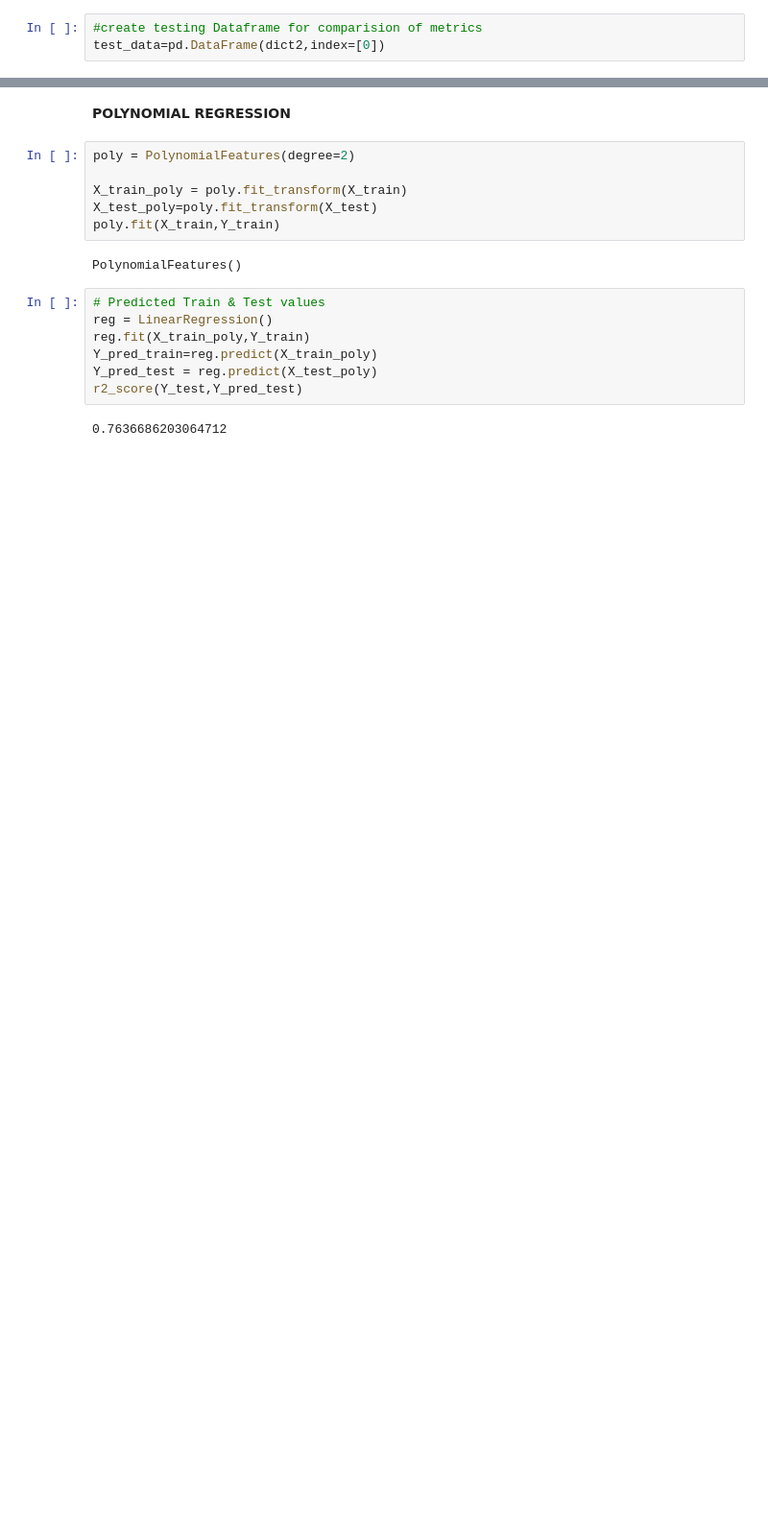
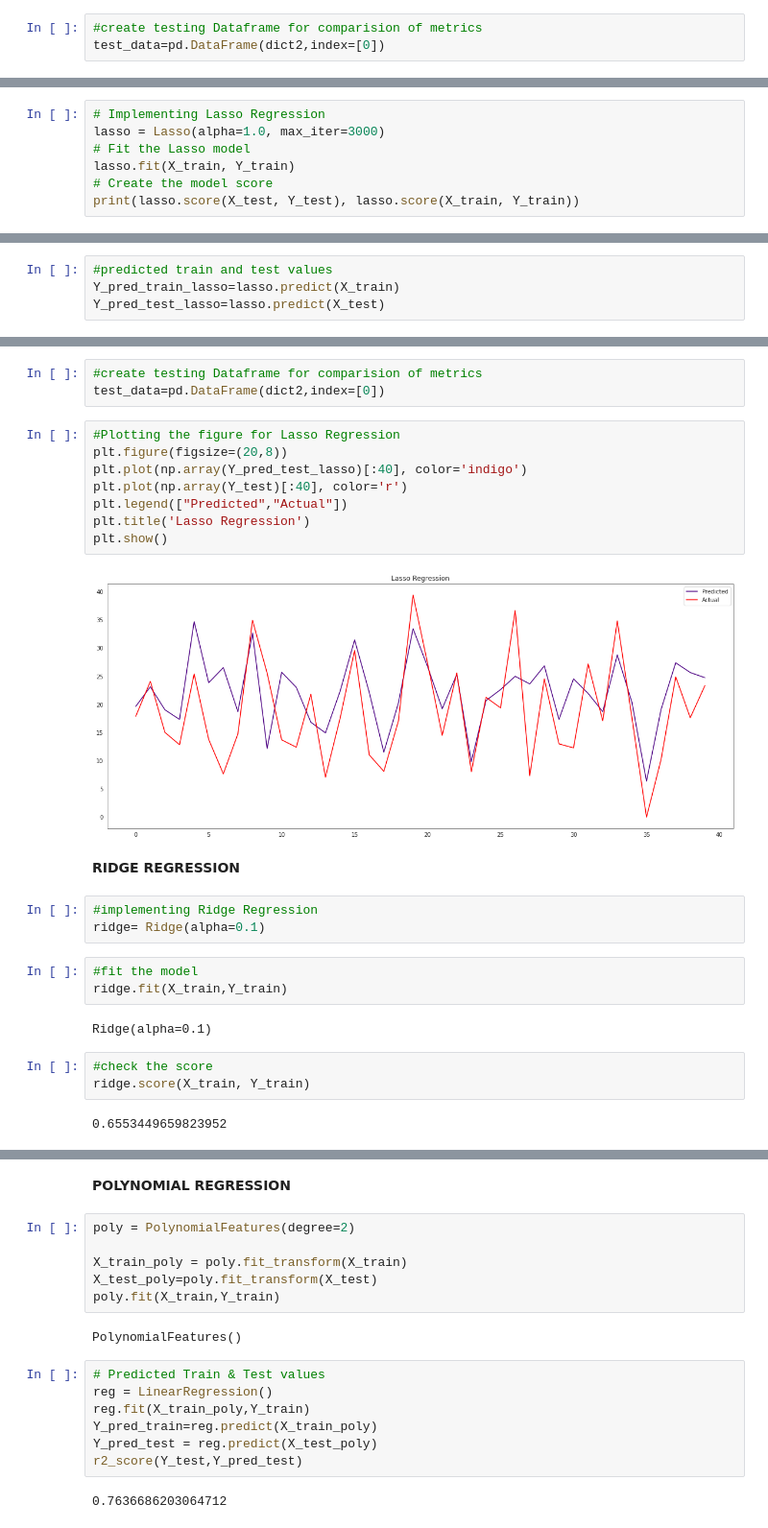
Before and after one commit to m123m12/Rental-Bike-Sharing-Demand-Prediction, a Jupyter notebook: Bike_Sharing_Demand_Prediction.ipynb, the cells around one changed output, grey strips where cells are left out. Shown at 96% size. Cells and saved outputs as stored; diff of their text form; blank space fills up the shorter version.

```diff
--- a/Bike_Sharing_Demand_Prediction.ipynb
+++ b/Bike_Sharing_Demand_Prediction.ipynb
@@ -600,0 +611,7 @@ plt.show()
+# %%
+# Implementing Lasso Regression
+lasso = Lasso(alpha=1.0, max_iter=3000)
+# Fit the Lasso model
+lasso.fit(X_train, Y_train)
+# Create the model score
+print(lasso.score(X_test, Y_test), lasso.score(X_train, Y_train))
@@ -600,0 +620,4 @@ plt.show()
+# %%
+#predicted train and test values
+Y_pred_train_lasso=lasso.predict(X_train)
+Y_pred_test_lasso=lasso.predict(X_test)
@@ -600,0 +701,28 @@ plt.show()
+# %%
+#create testing Dataframe for comparision of metrics
+test_data=pd.DataFrame(dict2,index=[0])
+# %%
+#Plotting the figure for Lasso Regression
+plt.figure(figsize=(20,8))
+plt.plot(np.array(Y_pred_test_lasso)[:40], color='indigo')
+plt.plot(np.array(Y_test)[:40], color='r')
+plt.legend(["Predicted","Actual"])
+plt.title('Lasso Regression')
+plt.show()
+# %% [output]
+[figure, added]
+# %% [markdown]
+**RIDGE REGRESSION**
+# %%
+#implementing Ridge Regression
+ridge= Ridge(alpha=0.1)
+# %%
+#fit the model
+ridge.fit(X_train,Y_train)
+# %% [output]
+Ridge(alpha=0.1)
+# %%
+#check the score
+ridge.score(X_train, Y_train)
+# %% [output]
+0.6553449659823952
```
Also changed, not shown: parts of 58 cells of this notebook.
